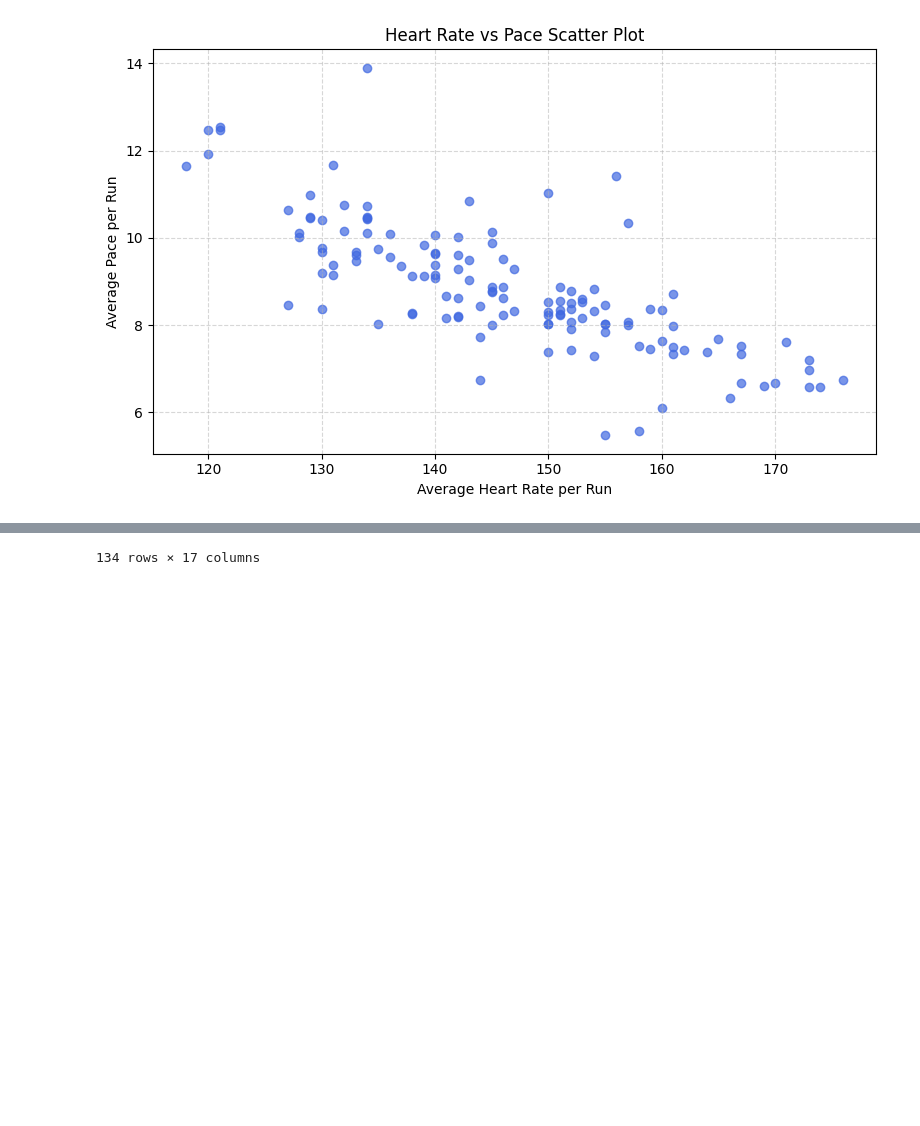
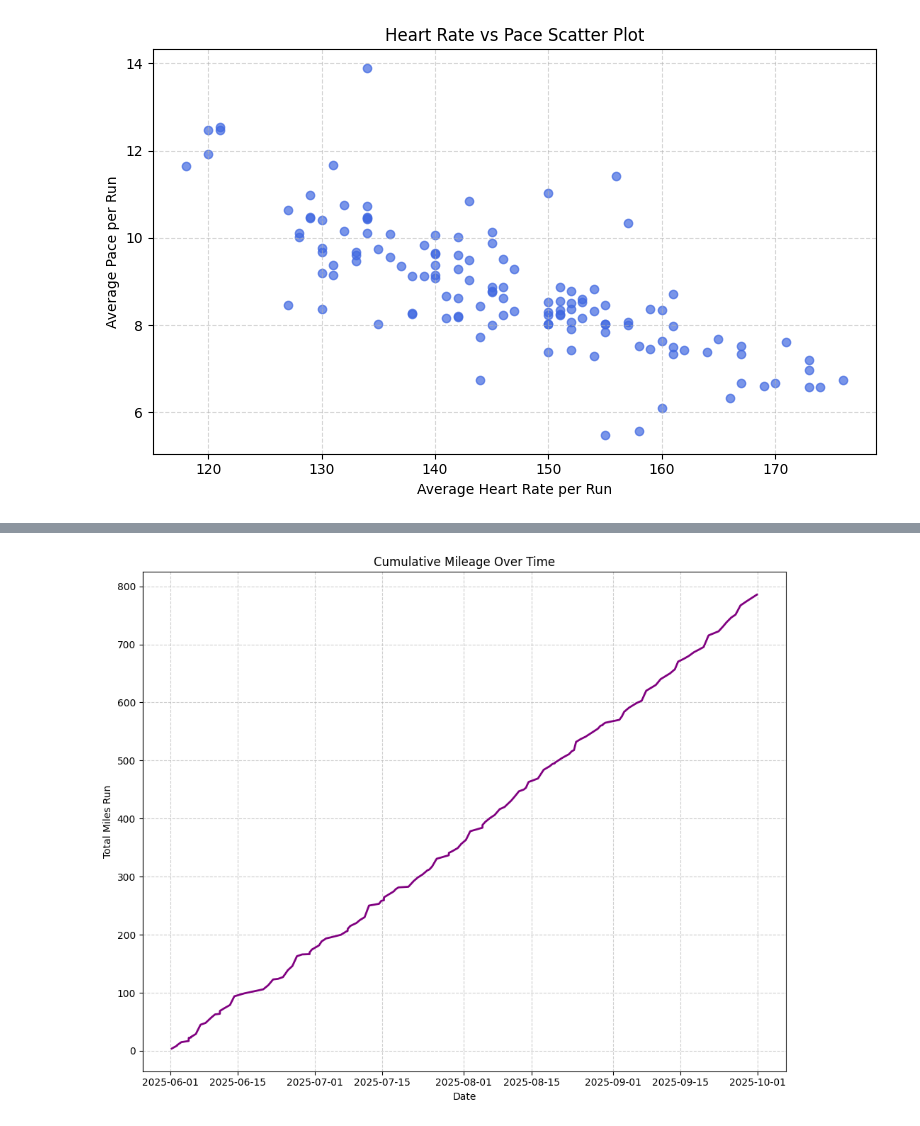
Before and after one commit to JakeBowen2005/Working_With_Garmin_Data, a Jupyter notebook: larger_dataset_visuals.ipynb, the cells around one changed output, grey strips where cells are left out. Saved outputs shown, nothing was run; the diff lists cells and outputs as text; code cells hidden in the pictures; blank space fills up the shorter version.

Commit message:
Added the cumulative miles chart going to start to learn some new things now

```diff
--- a/larger_dataset_visuals.ipynb
+++ b/larger_dataset_visuals.ipynb
@@ -266,5 +266,13 @@ sorted_data = sorted_data.reset_index(drop=True)
 
 # Now compute cumulative miles
 sorted_data["Cumulative Miles"] = sorted_data["Distance"].cumsum()
-sorted_data
+
+plt.figure(figsize=(10,8))
+plt.plot(data["Date"], data["Cumulative Miles"], color="purple", linewidth=2)
+plt.title("Cumulative Mileage Over Time")
+plt.xlabel("Date")
+plt.ylabel("Total Miles Run")
+plt.grid(True, linestyle="--", alpha=0.6)
+plt.tight_layout()
+plt.show()
 # %% [output]
@@ -283 +279 @@ sorted_data
-134 rows × 17 columns
+[figure, added]
```
Also changed, not shown: parts of 1 cell of this notebook.
